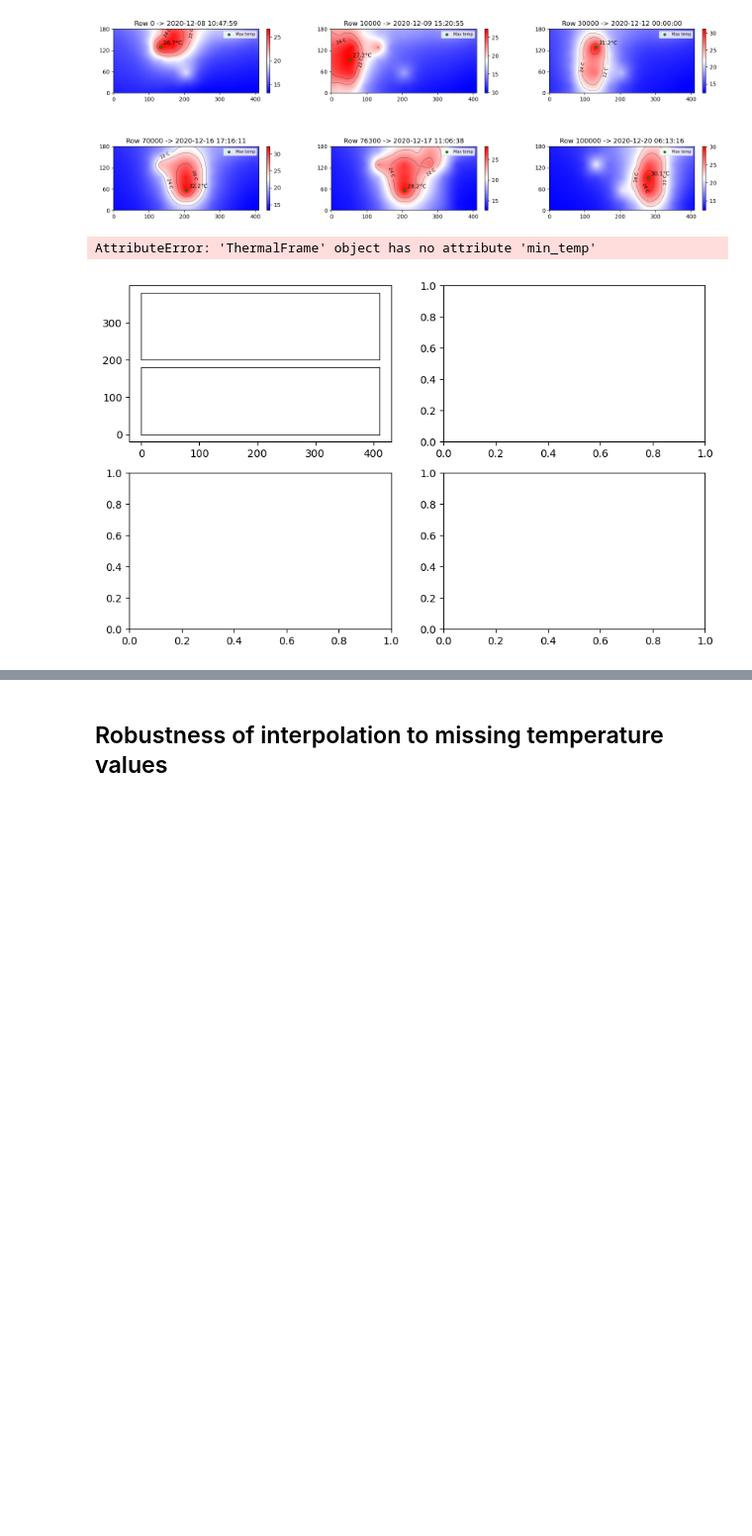
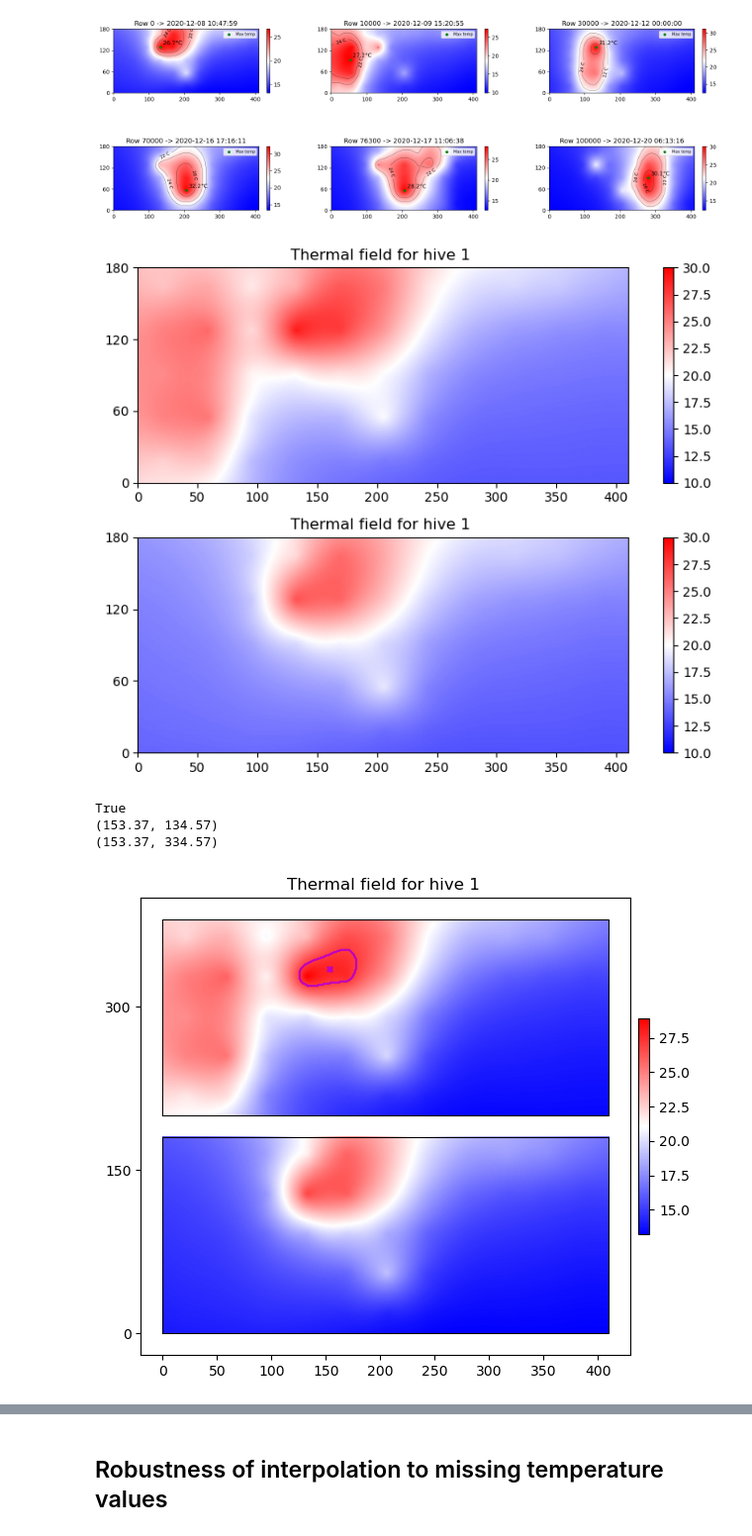
Before and after one commit to epfl-mobots/ABCThermalPlots, a Jupyter notebook: sandbox.ipynb, the cells around one changed output, grey strips where cells are left out. Shown at 99% size. Saved outputs shown, nothing was run; the diff lists cells and outputs as text; code cells hidden in the pictures; blank space fills up the shorter version.

```diff
--- a/sandbox.ipynb
+++ b/sandbox.ipynb
@@ -54,21 +54,26 @@ Max temp at 279, 91 for row 100000 [tmax = 30.09910330127352 °C]
 # %%
 tf_upper = ThermalFrame(temperatures.iloc[100].to_list(), hive_id=1)
 tf_lower = ThermalFrame(temperatures.iloc[0].to_list(), hive_id=1)
 th = ThermalHive(tf_upper, tf_lower, 27)
-fig, ax = plt.subplots(2,2, figsize=(10,6))
-th.plot(ax=ax[0,0], contours = True, center = True, box = True)
-th.plot(ax=ax[1,0], contours = True, center = True, box = True)
-tf_upper.plot_thermal_field(ax=ax[0,1], v_min= 10, v_max=30)
-tf_lower.plot_thermal_field(ax=ax[1,1], v_min= 10, v_max=30)
+fig, ax = plt.subplots(2,1, figsize=(8,6) )
+tf_upper.plot_thermal_field(ax=ax[0], v_min= 10, v_max=30)
+tf_lower.plot_thermal_field(ax=ax[1], v_min= 10, v_max=30)
 plt.tight_layout()
 plt.show()
+
+fig, ax2 = plt.subplots(1,1, figsize=(8,6))
+
+th.plot(ax=ax2, contours = True, center = True, box = True)
 
 print(th.isPositionFix)
 print(th.position)
 print(th.position_in_hive)
 # %% [output]
+[figure, new version]
-AttributeError: 'ThermalFrame' object has no attribute 'min_temp'
+True
+(153.37, 134.57)
+(153.37, 334.57)
-[figure, old version]
+[figure, added]
 # %%
 # Plotting data from 21-22 winter
 file_path = "/Users/cyrilmonette/Library/CloudStorage/SynologyDrive-data/21.11-22.05_observation_OH/Thermal meas/h4r4/tmp/abc07_tmp_2021-11-18.csv"
```
Also changed, not shown: parts of 4 cells of this notebook.
